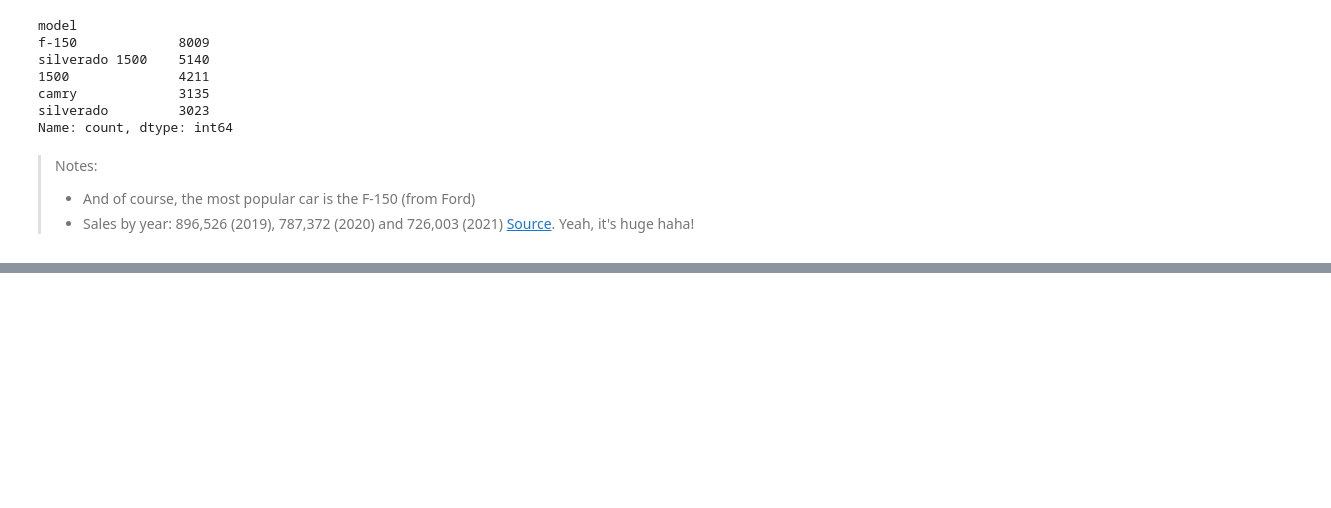
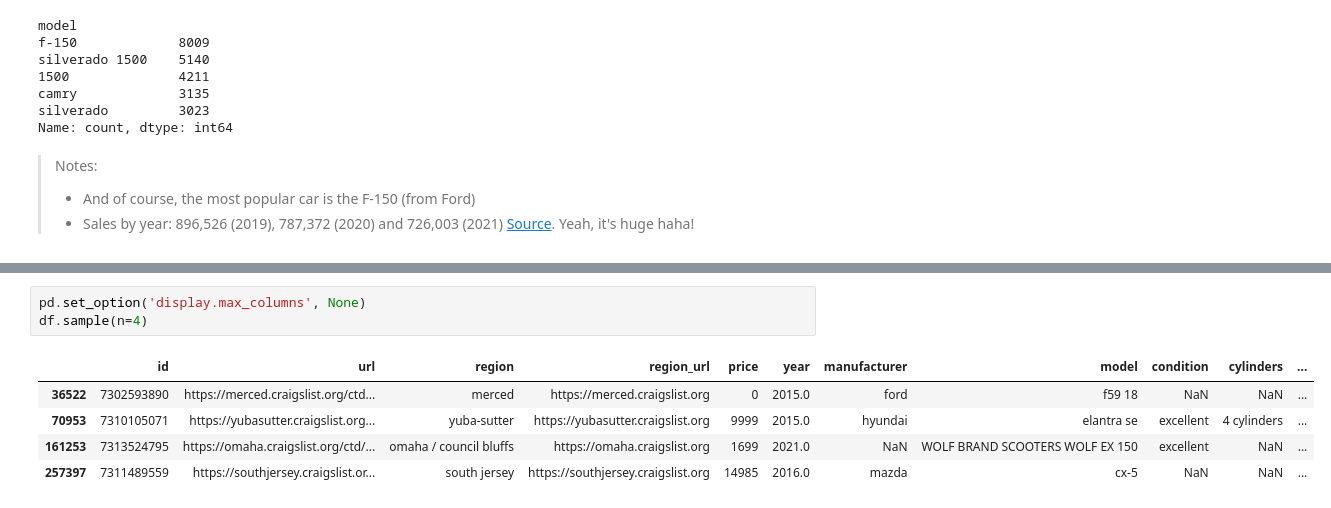
Before and after one commit to MokipoCode/AutoNLP, a Jupyter notebook: notebooks/data_explo.ipynb, the cells around one changed output, grey strips where cells are left out. Drawn from its saved outputs; the diff is of its cells as text; blank space fills up the shorter version.

```diff
--- a/notebooks/data_explo.ipynb
+++ b/notebooks/data_explo.ipynb
@@ -135,0 +173,9 @@ Name: count, dtype: int64
+# %%
+pd.set_option('display.max_columns', None)
+df.sample(n=4)
+# %% [output]
+|  | id | url | region | region_url | price | year | manufacturer | model | condition | cylinders | ... |
+| 36522 | 7302593890 | https://merced.craigslist.org/ctd... | merced | https://merced.craigslist.org | 0 | 2015.0 | ford | f59 18 | NaN | NaN | ... |
+| 70953 | 7310105071 | https://yubasutter.craigslist.org... | yuba-sutter | https://yubasutter.craigslist.org | 9999 | 2015.0 | hyundai | elantra se | excellent | 4 cylinders | ... |
+| 161253 | 7313524795 | https://omaha.craigslist.org/ctd/... | omaha / council bluffs | https://omaha.craigslist.org | 1699 | 2021.0 | NaN | WOLF BRAND SCOOTERS WOLF EX 150 | excellent | NaN | ... |
+| 257397 | 7311489559 | https://southjersey.craigslist.or... | south jersey | https://southjersey.craigslist.org | 14985 | 2016.0 | mazda | cx-5 | NaN | NaN | ... |
```
Also changed, not shown: parts of 23 cells of this notebook, 2 other files.
